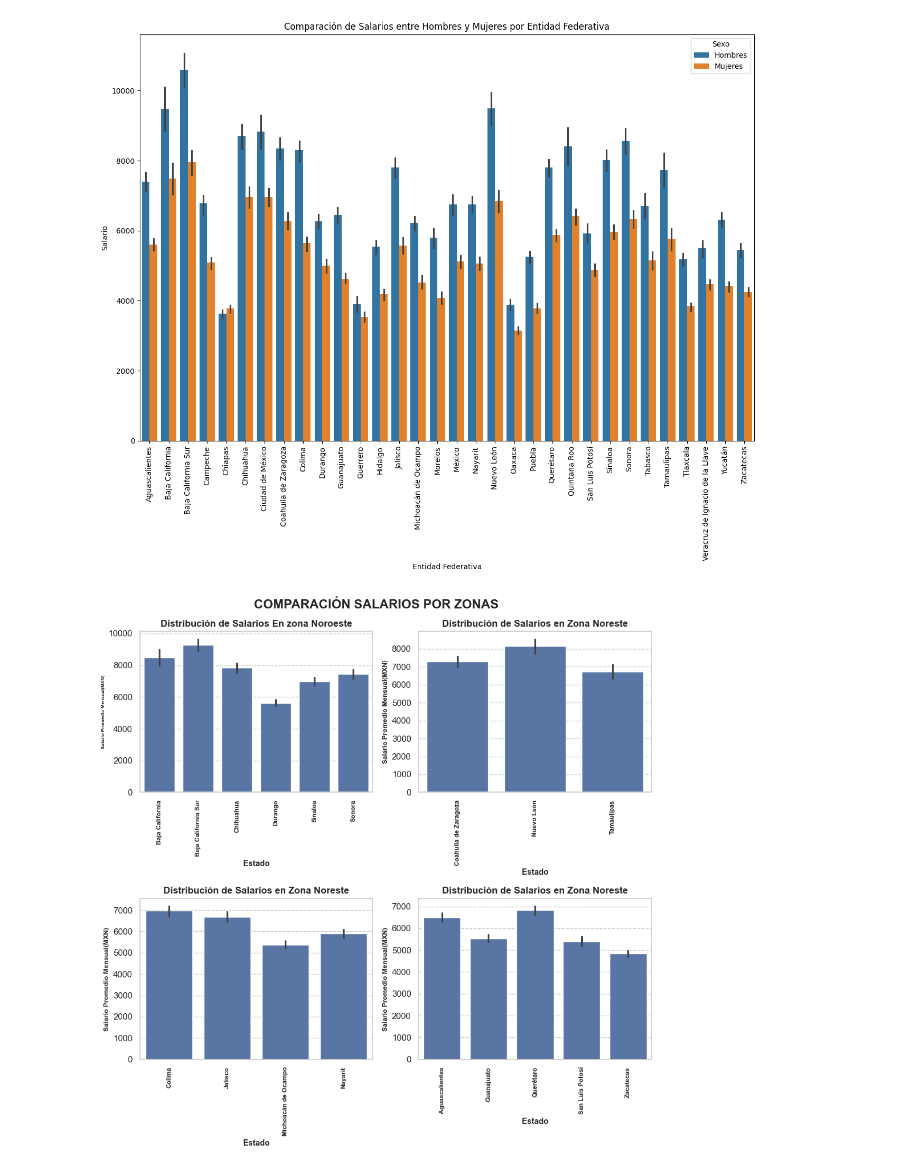
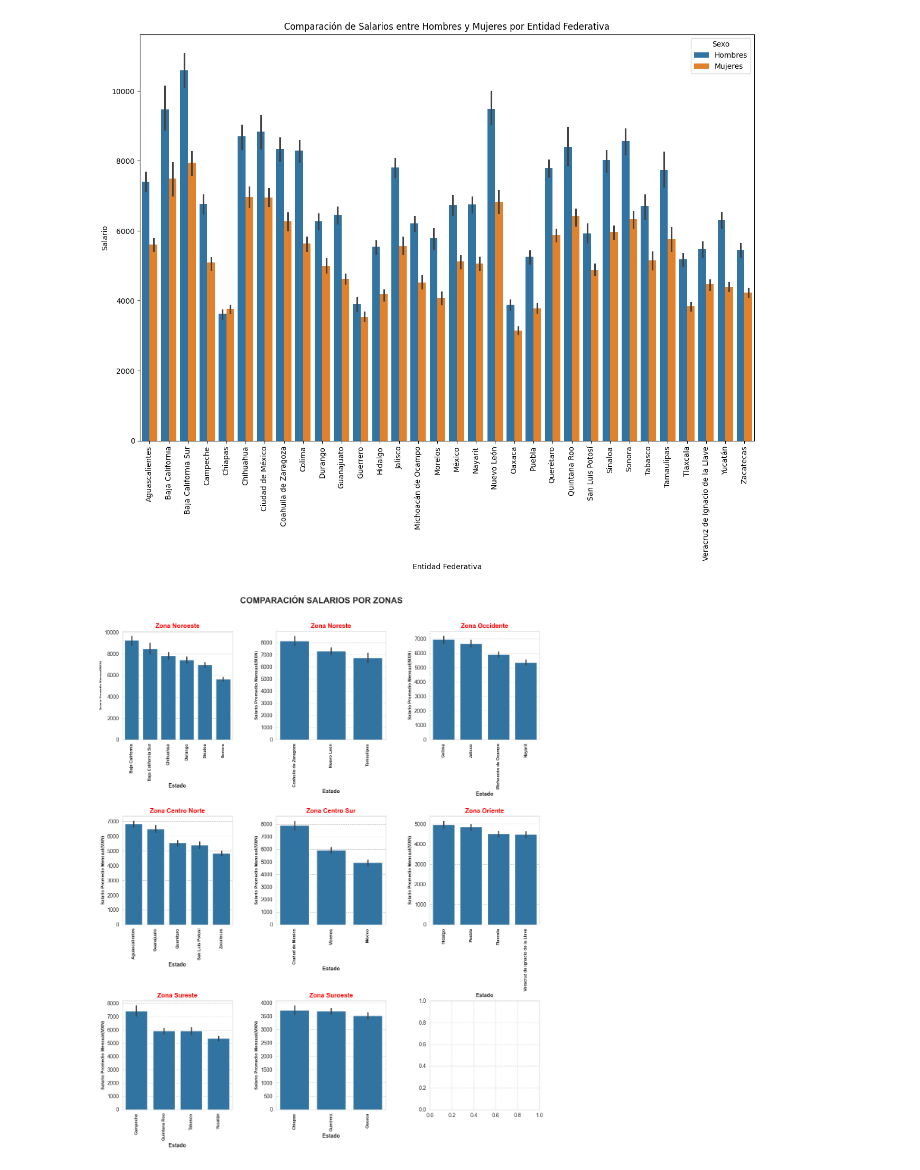
Before and after one commit to Qarant/Analysis-of-Mexican-Salaries-Over-Time, a Jupyter notebook: Statistics_and_Visualization.ipynb, the cells around one changed output. Cells and saved outputs as stored; diff of their text form; code cells hidden in the pictures.

Commit message:
Grafico por zonas del país terminado

```diff
--- a/Statistics_and_Visualization.ipynb
+++ b/Statistics_and_Visualization.ipynb
@@ -120,48 +120,87 @@ df_zona_oriente = df_promedio_general.query('`Entidad Federativa` in @zona_orien
 df_zona_sureste = df_promedio_general.query('`Entidad Federativa` in @zona_sureste').groupby(['Entidad Federativa', 'Año'])['Salario'].mean().reset_index()
 df_zona_suroeste = df_promedio_general.query('`Entidad Federativa` in @zona_suroeste').groupby(['Entidad Federativa', 'Año'])['Salario'].mean().reset_index()
 # %%
-fig, axes = plt.subplots(2, 2, figsize=(10,10))
-
-
-
+fig, axes = plt.subplots(3, 3, figsize=(12,15))
 # Grafico de salarios promedio Zona Noroeste
-sns.barplot(ax=axes[0,0], data=df_zona_noroeste, x='Entidad Federativa', y='Salario')
+order = df_zona_noroeste.groupby('Entidad Federativa')['Salario'].mean().sort_values(ascending=False).index
+sns.barplot(ax=axes[0,0], data=df_zona_noroeste, x='Entidad Federativa', y='Salario', order=order)
 axes[0,0].set_xticks(range(len(df_zona_noroeste['Entidad Federativa'].unique())))
 axes[0,0].set_xticklabels(df_zona_noroeste['Entidad Federativa'].unique(), rotation=90, fontsize=8,fontweight='bold')
-axes[0,0].set_title('Distribución de Salarios En zona Noroeste', fontweight='bold')
+axes[0,0].set_title('Zona Noroeste', fontweight='bold', color='red')
 axes[0,0].set_ylabel("Salario Promedio Mensual(MXN)", fontsize=6, fontweight='bold')
 axes[0,0].set_xlabel("Estado", fontsize=10, fontweight='bold')
 
 
 # Grafico de salarios promedio Zona Noreste
-sns.barplot(ax=axes[0,1], data=df_zona_noreste, x='Entidad Federativa', y='Salario')
+orderzn = df_zona_noreste.groupby('Entidad Federativa')['Salario'].mean().sort_values(ascending=False).index
+sns.barplot(ax=axes[0,1], data=df_zona_noreste, x='Entidad Federativa', y='Salario', order=orderzn)
 axes[0,1].set_xticks(range(len(df_zona_noreste['Entidad Federativa'].unique())))
 axes[0,1].set_xticklabels(df_zona_noreste['Entidad Federativa'].unique(), rotation=90, fontsize=8,fontweight='bold')
-axes[0,1].set_title('Distribución de Salarios en Zona Noreste',fontweight='bold' )
+axes[0,1].set_title('Zona Noreste',fontweight='bold', color='red')
 axes[0,1].set_ylabel("Salario Promedio Mensual(MXN)", fontsize=8.5, fontweight='bold')
 axes[0,1].set_xlabel("Estado", fontsize=10, fontweight='bold')
 
 
 #Grafico de salarios promedio Zona Occidente
-sns.barplot(ax=axes[1,0], data=df_zona_occidente, x='Entidad Federativa', y='Salario')
-axes[1,0].set_xticks(range(len(df_zona_occidente['Entidad Federativa'].unique())))
-axes[1,0].set_xticklabels(df_zona_occidente['Entidad Federativa'].unique(), rotation=90, fontsize=8,fontweight='bold')
-axes[1,0].set_title('Distribución de Salarios en Zona Noreste',fontweight='bold' )
+orderzo = df_zona_occidente.groupby('Entidad Federativa')['Salario'].mean().sort_values(ascending=False).index
+sns.barplot(ax=axes[0,2], data=df_zona_occidente, x='Entidad Federativa', y='Salario', order=orderzo)
+axes[0,2].set_xticks(range(len(df_zona_occidente['Entidad Federativa'].unique())))
+axes[0,2].set_xticklabels(df_zona_occidente['Entidad Federativa'].unique(), rotation=90, fontsize=8,fontweight='bold')
+axes[0,2].set_title('Zona Occidente',fontweight='bold', color='red')
+axes[0,2].set_ylabel("Salario Promedio Mensual(MXN)", fontsize=8.5, fontweight='bold')
+axes[0,2].set_xlabel("Estado", fontsize=10, fontweight='bold')
+
+#Grafico de salarios promedio Zona Centro Norte
+ordercn = df_zona_centroNorte.groupby('Entidad Federativa')['Salario'].mean().sort_values(ascending=False).index
+sns.barplot(ax=axes[1,0], data=df_zona_centroNorte, x='Entidad Federativa', y='Salario', order=ordercn)
+axes[1,0].set_xticks(range(len(df_zona_centroNorte['Entidad Federativa'].unique())))
+axes[1,0].set_xticklabels(df_zona_centroNorte['Entidad Federativa'].unique(), rotation=90, fontsize=8,fontweight='bold')
+axes[1,0].set_title('Zona Centro Norte',fontweight='bold', color='red' )
 axes[1,0].set_ylabel("Salario Promedio Mensual(MXN)", fontsize=8.5, fontweight='bold')
 axes[1,0].set_xlabel("Estado", fontsize=10, fontweight='bold')
 
-#Grafico de salarios promedio Zona Centro Norte
-sns.barplot(ax=axes[1,1], data=df_zona_centroNorte, x='Entidad Federativa', y='Salario')
-axes[1,1].set_xticks(range(len(df_zona_centroNorte['Entidad Federativa'].unique())))
-axes[1,1].set_xticklabels(df_zona_centroNorte['Entidad Federativa'].unique(), rotation=90, fontsize=8,fontweight='bold')
-axes[1,1].set_title('Distribución de Salarios en Zona Noreste',fontweight='bold' )
+#Grafico de salarios promedio Zona Centro Sur
+ordercs = df_zona_centroSur.groupby('Entidad Federativa')['Salario'].mean().sort_values(ascending=False).index
+sns.barplot(ax=axes[1,1], data=df_zona_centroSur, x='Entidad Federativa', y='Salario', order=ordercs)
+axes[1,1].set_xticks(range(len(df_zona_centroSur['Entidad Federativa'].unique())))
+axes[1,1].set_xticklabels(df_zona_centroSur['Entidad Federativa'].unique(), rotation=90, fontsize=8,fontweight='bold')
+axes[1,1].set_title('Zona Centro Sur',fontweight='bold', color='red' )
 axes[1,1].set_ylabel("Salario Promedio Mensual(MXN)", fontsize=8.5, fontweight='bold')
 axes[1,1].set_xlabel("Estado", fontsize=10, fontweight='bold')
+
+#Grafico de salarios promedio Zona Oriente
+ordero = df_zona_oriente.groupby('Entidad Federativa')['Salario'].mean().sort_values(ascending=False).index
+sns.barplot(ax=axes[1,2], data=df_zona_oriente, x='Entidad Federativa', y='Salario', order=ordero)
+axes[1,2].set_xticks(range(len(df_zona_oriente['Entidad Federativa'].unique())))
+axes[1,2].set_xticklabels(df_zona_oriente['Entidad Federativa'].unique(), rotation=90, fontsize=8,fontweight='bold')
+axes[1,2].set_title('Zona Oriente',fontweight='bold', color='red' )
+axes[1,2].set_ylabel("Salario Promedio Mensual(MXN)", fontsize=8.5, fontweight='bold')
+axes[1,2].set_xlabel("Estado", fontsize=10, fontweight='bold')
+
+#Grafico de salarios promedio Zona Sureste
+orderse = df_zona_sureste.groupby('Entidad Federativa')['Salario'].mean().sort_values(ascending=False).index
+sns.barplot(ax=axes[2,0], data=df_zona_sureste, x='Entidad Federativa', y='Salario', order=orderse)
+axes[2,0].set_xticks(range(len(df_zona_sureste['Entidad Federativa'].unique())))
+axes[2,0].set_xticklabels(df_zona_sureste['Entidad Federativa'].unique(), rotation=90, fontsize=8,fontweight='bold')
+axes[2,0].set_title('Zona Sureste',fontweight='bold', color='red' )
+axes[2,0].set_ylabel("Salario Promedio Mensual(MXN)", fontsize=8.5, fontweight='bold')
+axes[2,0].set_xlabel("Estado", fontsize=10, fontweight='bold')
+
+df_zona_suroeste
+#Grafico de salarios promedio Zona Suroeste
+orderso = df_zona_suroeste.groupby('Entidad Federativa')['Salario'].mean().sort_values(ascending=False).index
+sns.barplot(ax=axes[2,1], data=df_zona_suroeste, x='Entidad Federativa', y='Salario', order=orderso)
+axes[2,1].set_xticks(range(len(df_zona_suroeste['Entidad Federativa'].unique())))
+axes[2,1].set_xticklabels(df_zona_suroeste['Entidad Federativa'].unique(), rotation=90, fontsize=8,fontweight='bold')
+axes[2,1].set_title('Zona Suroeste',fontweight='bold', color='red' )
+axes[2,1].set_ylabel("Salario Promedio Mensual(MXN)", fontsize=8.5, fontweight='bold')
+axes[2,1].set_xlabel("Estado", fontsize=10, fontweight='bold')
 
 # Ajustar el layout y mostrar las gráficas
 sns.set_style("whitegrid", {'grid.linestyle': '--'})
 fig.suptitle("COMPARACIÓN SALARIOS POR ZONAS", fontsize=16, fontweight='bold')
 plt.tight_layout() # Ajustar el layout para evitar superposición de gráficas
+fig.subplots_adjust(top=0.92, wspace=0.4, hspace=0.7)
 plt.show() # Mostrar las gráficas
 # %% [output]
-[figure, old version]
+[figure, new version]
```
